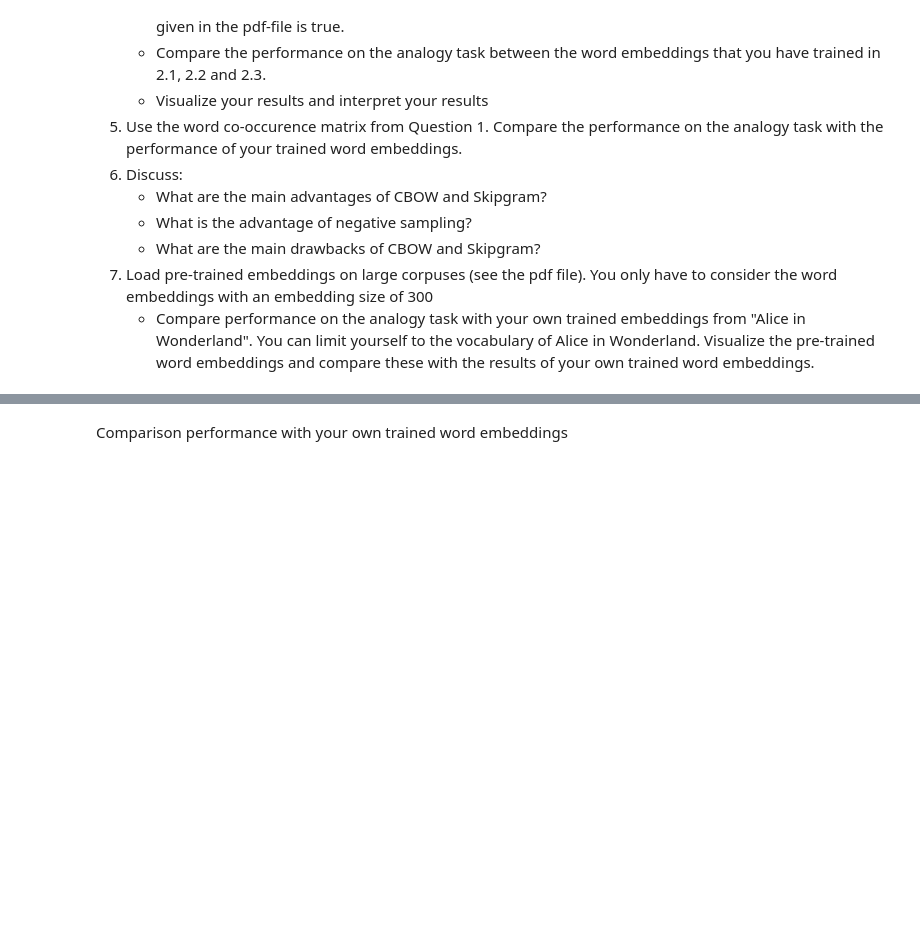
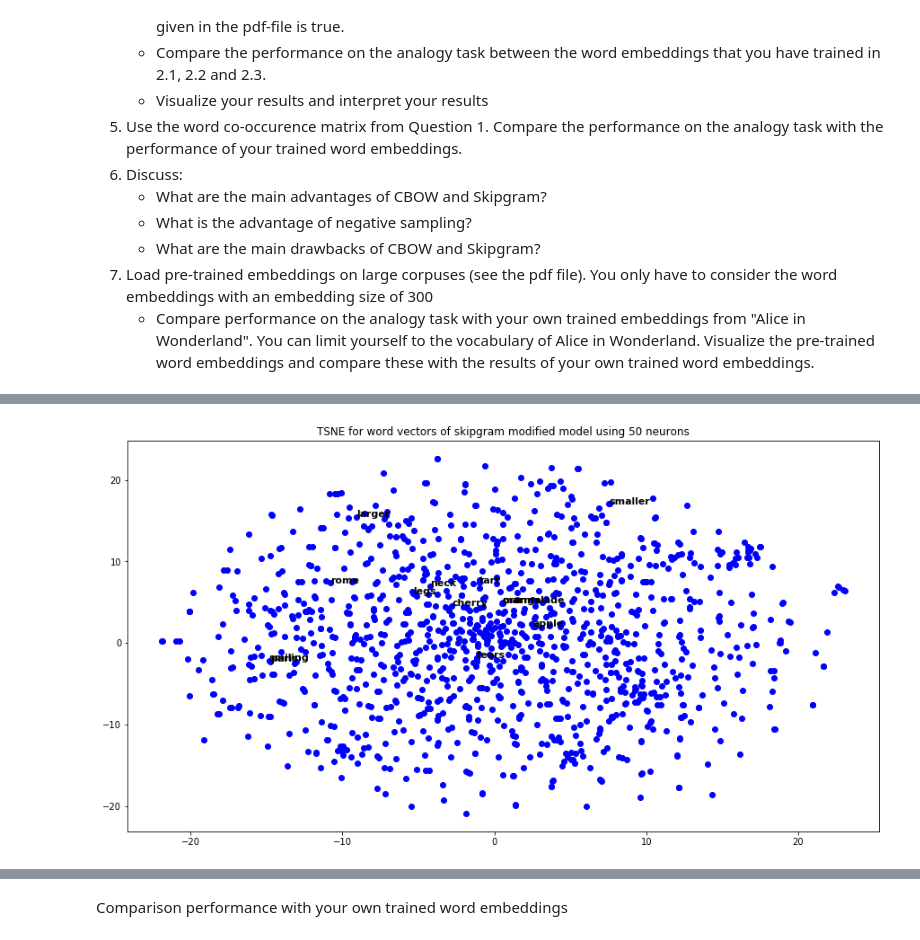
Before and after one commit to jacordero/recsys, a Jupyter notebook: Assignment1Jorge.ipynb, the cells around one changed output, grey strips where cells are left out. Cells and saved outputs as stored; diff of their text form; code cells hidden in the pictures; blank space fills up the shorter version.

```diff
--- a/Assignment1Jorge.ipynb
+++ b/Assignment1Jorge.ipynb
@@ -568,0 +733,16 @@ Comparison performance:
+# %%
+fig = plt.figure(figsize=(15, 8))
+plt.scatter(skipgram_50neurons_modified_model_vectors_projection[0],
+            skipgram_50neurons_modified_model_vectors_projection[1],
+            c='b', cmap=plt.cm.Spectral)
+
+for word in analogy_words:
+    idx = tokenizer.word_index[word]
+    x_pos= skipgram_50neurons_modified_model_vectors_projection[0][idx]
+    y_pos= skipgram_50neurons_modified_model_vectors_projection[1][idx]
+    plt.annotate(word, (x_pos, y_pos), fontsize=11, fontweight='bold')
+
+plt.title("TSNE for word vectors of skipgram modified model using 50 neurons")
+plt.show()
+# %% [output]
+[figure, added]
```
Also changed, not shown: parts of 55 cells of this notebook.
